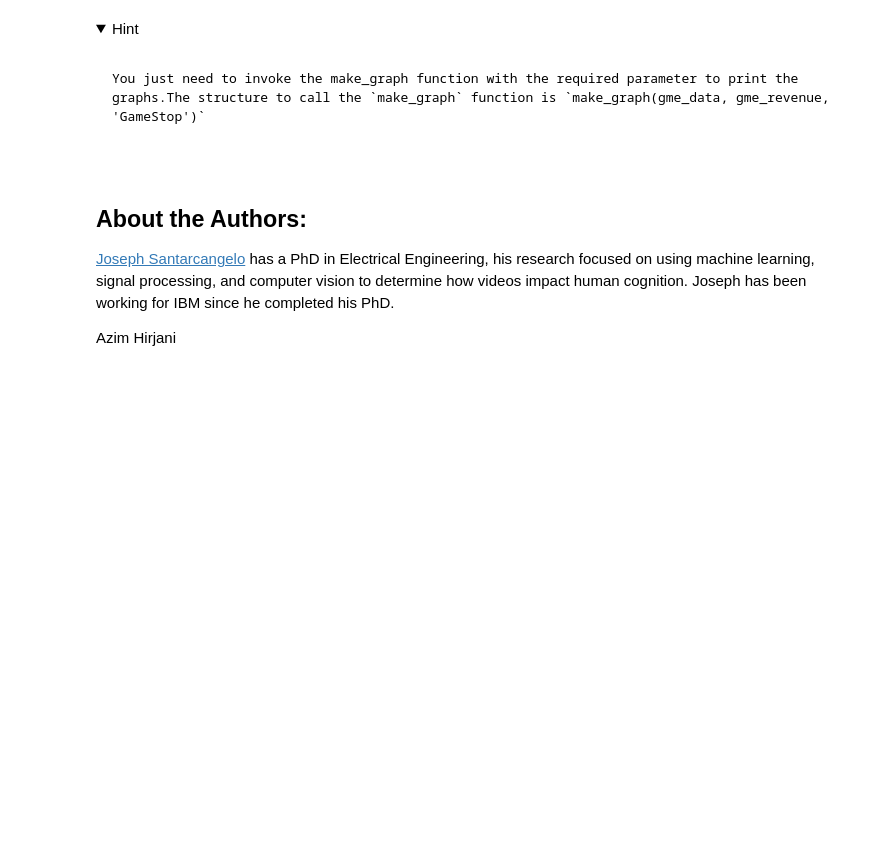
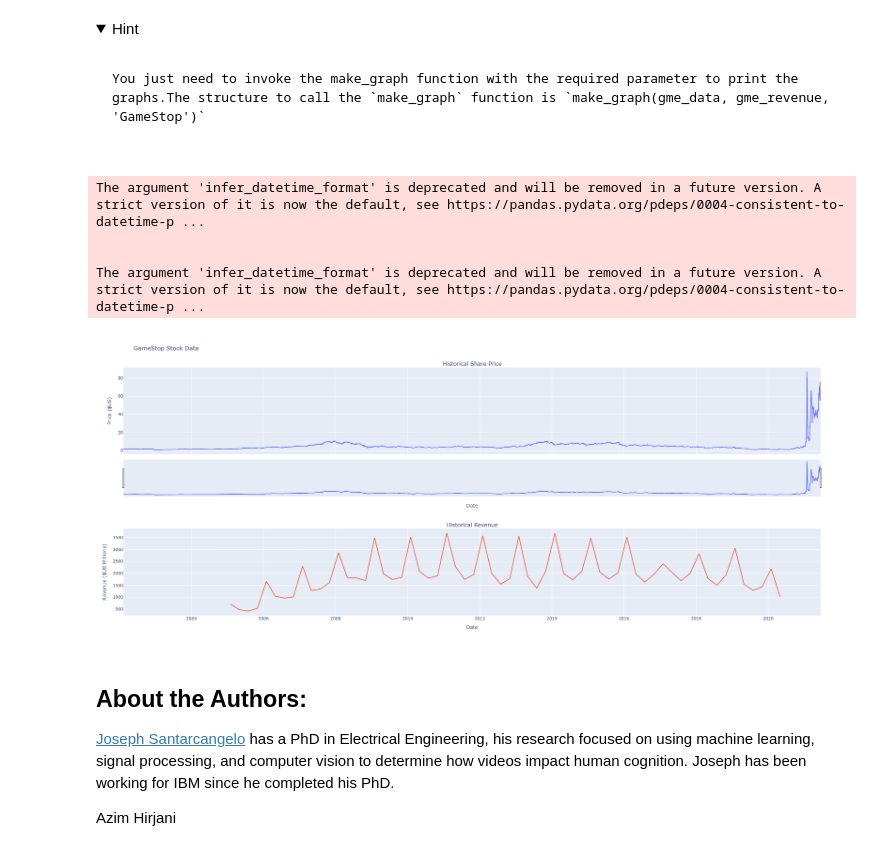
Before and after one commit to Data-sc-Ex1/Final-Assignment---Data-Science-Tools-and-Ecosystem, a Jupyter notebook: Final Assignment.ipynb, the cells around one changed output. Saved outputs shown, nothing was run; the diff lists cells and outputs as text; code cells hidden in the pictures; folded sections open; blank space fills up the shorter version.

````diff
--- a/Final Assignment.ipynb
+++ b/Final Assignment.ipynb
@@ -352,6 +351,14 @@ You just need to invoke the make_graph function with the required parameter to p
 ```
 
 </details>
+# %%
+make_graph(gme_data, gme_revenue, 'GameStop Stock Data')
+# %% [output]
+The argument 'infer_datetime_format' is deprecated and will be removed in a future version. A strict version of it is now the default, see https://pandas.pydata.org/pdeps/0004-consistent-to-datetime-p ...
+
+
+The argument 'infer_datetime_format' is deprecated and will be removed in a future version. A strict version of it is now the default, see https://pandas.pydata.org/pdeps/0004-consistent-to-datetime-p ...
+[figure, added]
 # %% [markdown]
 <h2>About the Authors:</h2>
 
````
Also changed, not shown: parts of 5 cells of this notebook.
